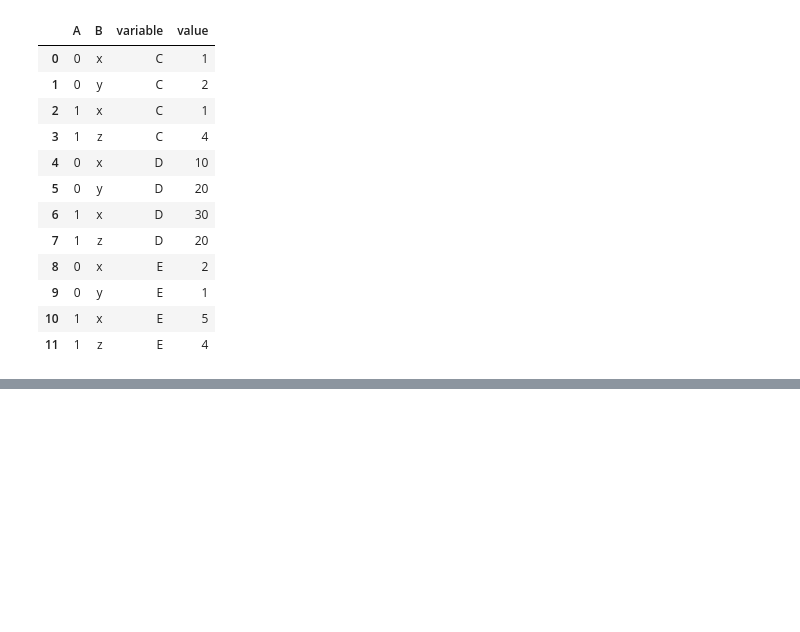
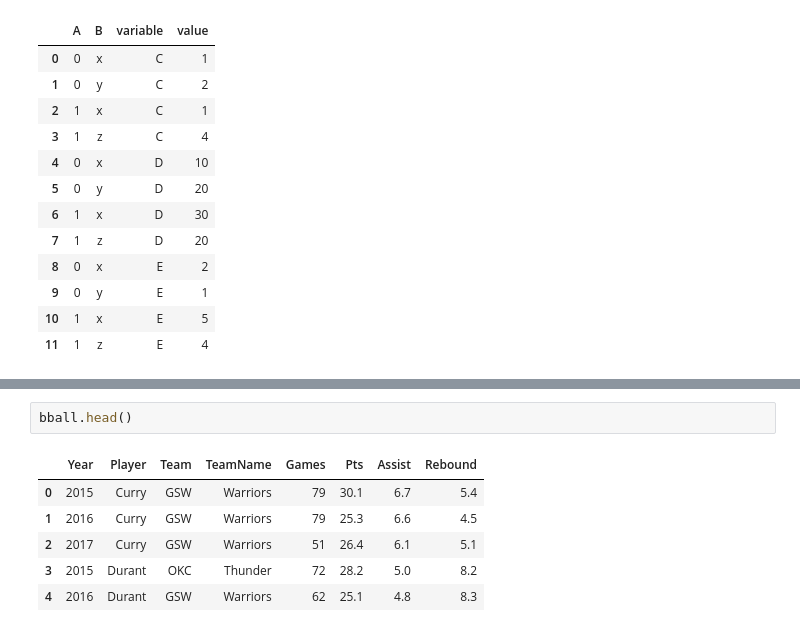
Before and after one commit to beauvilerobed/ds-ml-notes-projects-and-tutorials, a Jupyter notebook: projects/intro-to-economic-modeling-and-ds/working-with-data/reshape.ipynb, the cells around one changed output, grey strips where cells are left out. Cells and saved outputs as stored; diff of their text form; blank space fills up the shorter version.

```diff
--- a/projects/intro-to-economic-modeling-and-ds/working-with-data/reshape.ipynb
+++ b/projects/intro-to-economic-modeling-and-ds/working-with-data/reshape.ipynb
@@ -707,0 +718,9 @@ df_melted
+# %%
+bball.head()
+# %% [output]
+|  | Year | Player | Team | TeamName | Games | Pts | Assist | Rebound |
+| 0 | 2015 | Curry | GSW | Warriors | 79 | 30.1 | 6.7 | 5.4 |
+| 1 | 2016 | Curry | GSW | Warriors | 79 | 25.3 | 6.6 | 4.5 |
+| 2 | 2017 | Curry | GSW | Warriors | 51 | 26.4 | 6.1 | 5.1 |
+| 3 | 2015 | Durant | OKC | Thunder | 72 | 28.2 | 5.0 | 8.2 |
+| 4 | 2016 | Durant | GSW | Warriors | 62 | 25.1 | 4.8 | 8.3 |
```
Also changed, not shown: parts of 6 cells of this notebook.
